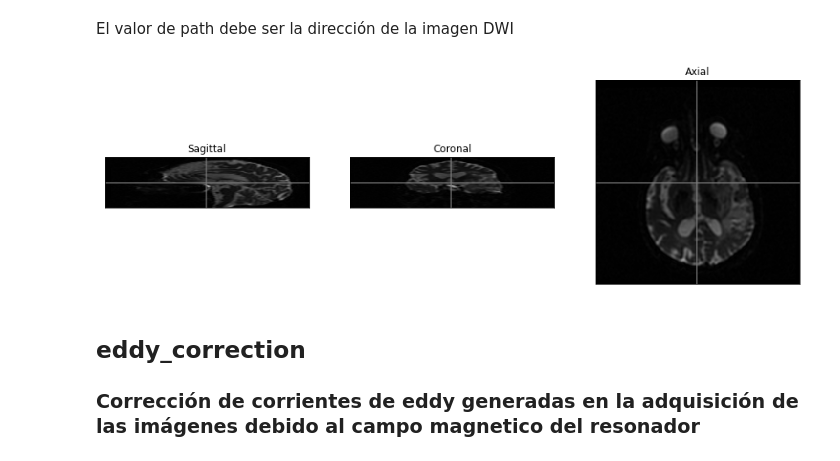
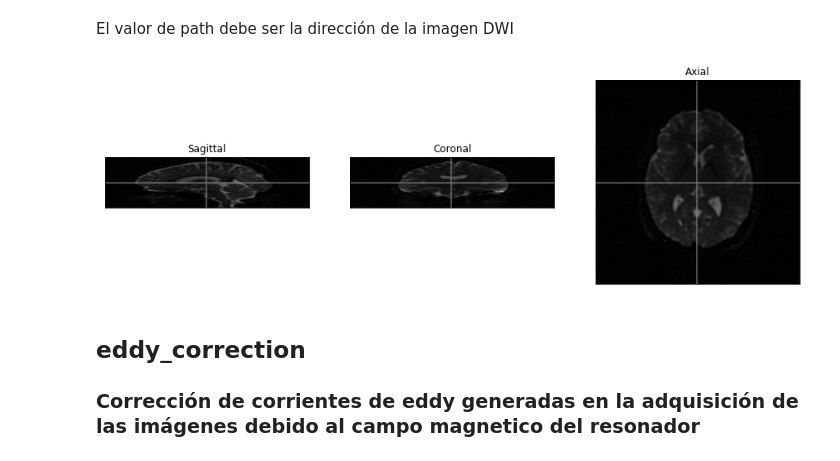
Before and after one commit to cristian-pulido/DWI_Processing, a Jupyter notebook: Procesamiento imagenes de difusión.ipynb, the cells around one changed output. Saved outputs shown, nothing was run; the diff lists cells and outputs as text; code cells hidden in the pictures.

```diff
--- a/Procesamiento imagenes de difusión.ipynb
+++ b/Procesamiento imagenes de difusión.ipynb
@@ -19,10 +20,10 @@ NiftiWidget(path_t1).nifti_plotter(colormap='gray')
 # %% [markdown]
 El valor de path debe ser la dirección de la imagen DWI
 # %%
-path_dwi="/home/cristian/Escritorio/Test/TENSOR.nii.gz"
+path_dwi="/home/cpulido/all/DWI/test/TENSOR.nii.gz"
 NiftiWidget(path_dwi).nifti_plotter(colormap='gray')
 # %% [output]
-[figure, old version]
+[figure, new version]
 # %% [markdown]
 ## eddy_correction
 
```
Also changed, not shown: parts of 22 cells of this notebook, 2 other files.
